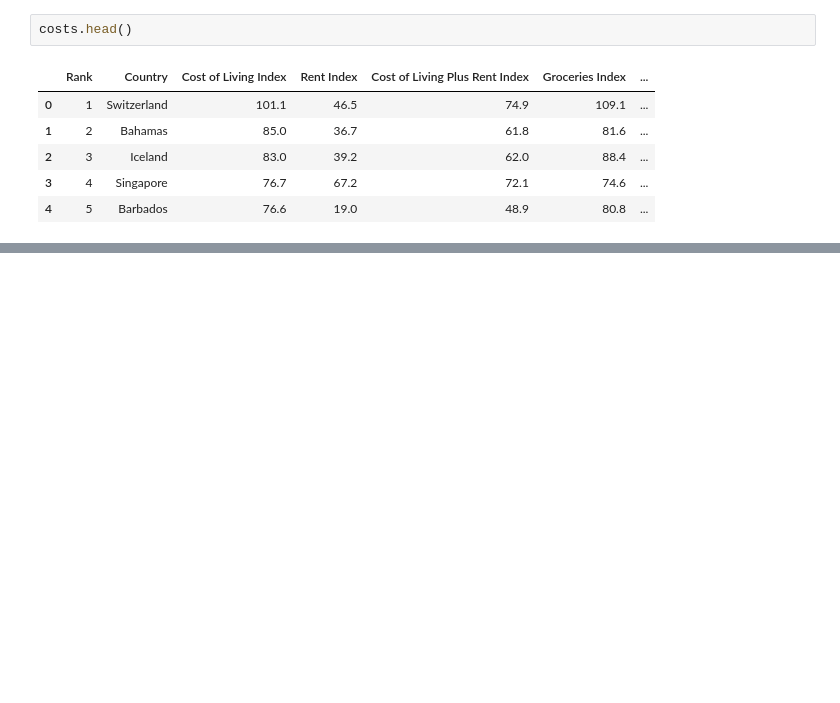
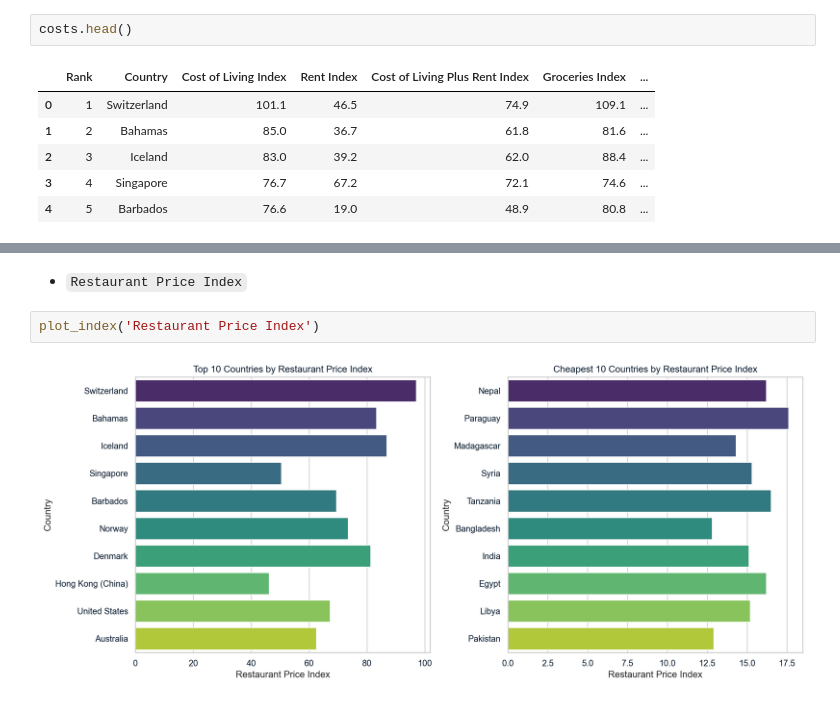
Before and after one commit to cogxen/notebooks, a Jupyter notebook: cost-of-living-index-by-country/report.ipynb, the cells around one changed output, grey strips where cells are left out. Cells and saved outputs as stored; diff of their text form; blank space fills up the shorter version.

```diff
--- a/cost-of-living-index-by-country/report.ipynb
+++ b/cost-of-living-index-by-country/report.ipynb
@@ -38,0 +148,6 @@ costs.head()
+# %% [markdown]
+- `Restaurant Price Index`
+# %%
+plot_index('Restaurant Price Index')
+# %% [output]
+[figure, added]
```
Also changed, not shown: parts of 72 cells of this notebook.
